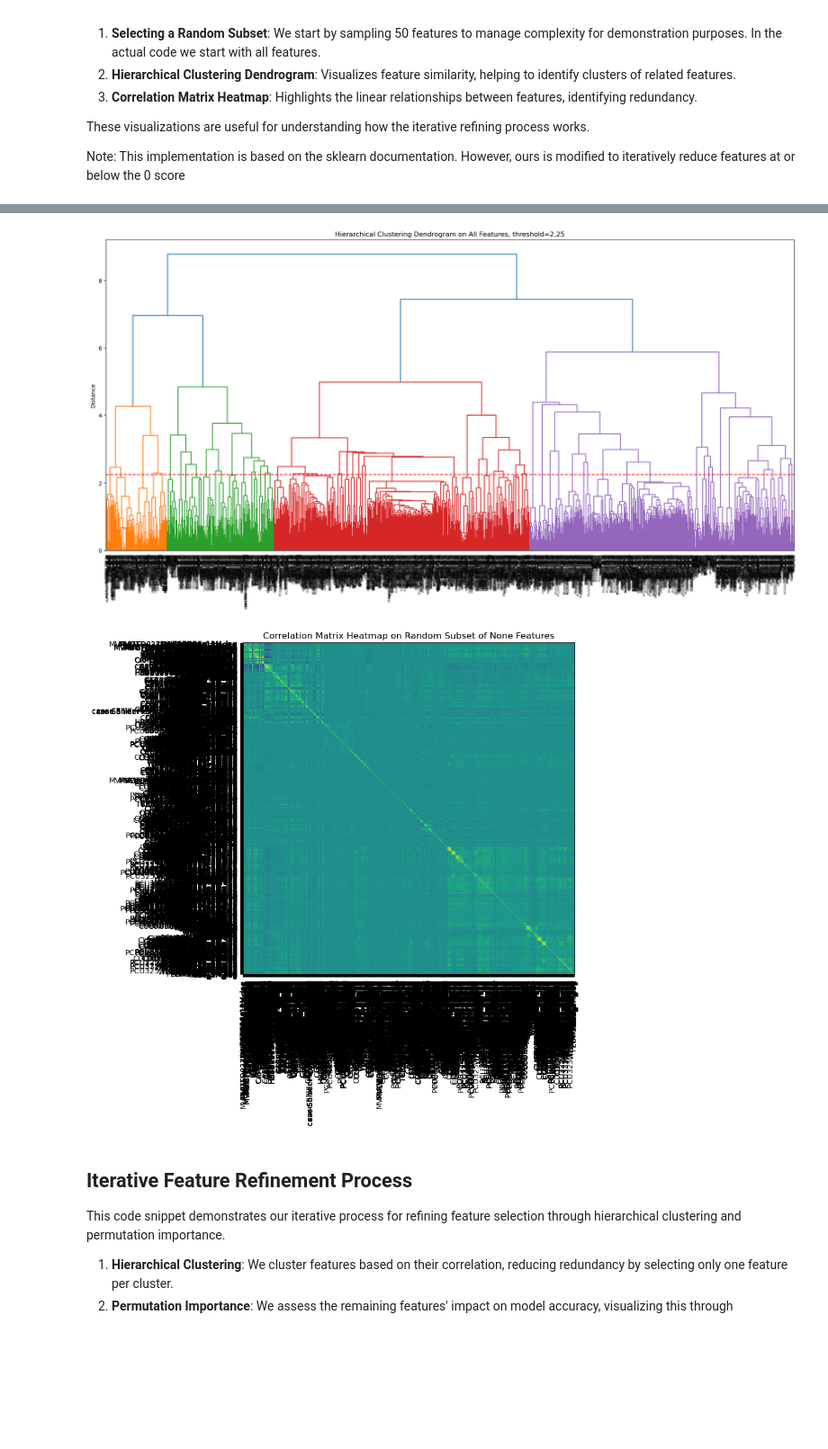
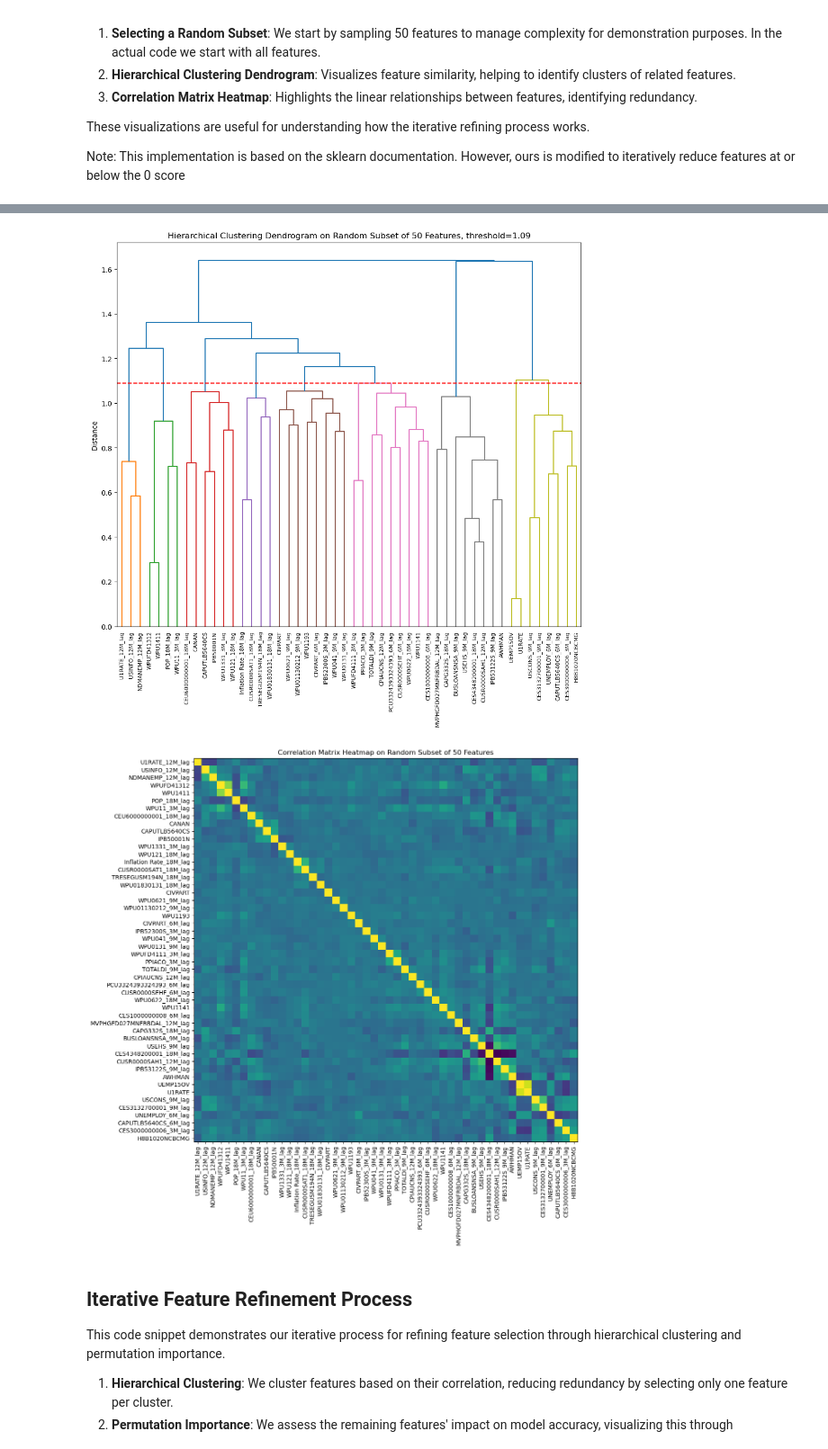
Before and after one commit to jonkerr/bug-free-palm-tree, a Jupyter notebook: permutation_importance.ipynb, the cells around one changed output, grey strips where cells are left out. Shown at 90% size. Saved outputs shown, nothing was run; the diff lists cells and outputs as text; code cells hidden in the pictures; blank space fills up the shorter version.

Commit message:
reverted notebook to use sample data for demo

```diff
--- a/permutation_importance.ipynb
+++ b/permutation_importance.ipynb
@@ -146,7 +146,7 @@ def plot_permutation_importance(clf, X, y, ax):
     ax.axvline(x=0, color="k", linestyle="--")
     return ax
 # %%
-n = None # Number of columns to sample
+n = 50 # Number of columns to sample
 
 X_train, y_train, X_test, y_test = load_data(subset=n)
 X = pd.concat([X_train, X_test], axis=0, ignore_index=True)
@@ -160,23 +161,24 @@ Baseline accuracy on test data: 0.97
 # %%
 # Plot Dendrogram
-fig1, ax1 = plt.subplots(figsize=(22, 10))
+threshold =1.09
+fig1, ax1 = plt.subplots(figsize=(12, 10))
 dendro = plot_dendrogram(X, ax1)
-# plt.title(f'Hierarchical Clustering Dendrogram on Random Subset of {n} Features')
-plt.title(f'Hierarchical Clustering Dendrogram on All Features, threshold=2.25')
+plt.title(f'Hierarchical Clustering Dendrogram on Random Subset of {n} Features, threshold={threshold}')
+# plt.title(f'Hierarchical Clustering Dendrogram on All Features, threshold={threshold}')
 ax1.set_ylabel('Distance')
-# horizontal line at y=2.3
-ax1.axhline(y=2.25, color='r', linestyle='--')
+# horizontal line at y=threshold
+ax1.axhline(y=threshold, color='r', linestyle='--')
 plt.show()
 
 # Plot Heatmap
-fig2, ax2 = plt.subplots(figsize=(12, 8))
+fig2, ax2 = plt.subplots(figsize=(14, 12))
 corr = create_correlation_matrix(X)
 plot_heatmap(corr, dendro, ax2)
 plt.title(f'Correlation Matrix Heatmap on Random Subset of {n} Features')
 plt.show()
 # %% [output]
-[figure, old version]
+[figure, new version]
-[figure, old version]
+[figure, new version]
 # %% [markdown]
 ## Iterative Feature Refinement Process
 
```
Also changed, not shown: parts of 6 cells of this notebook.
